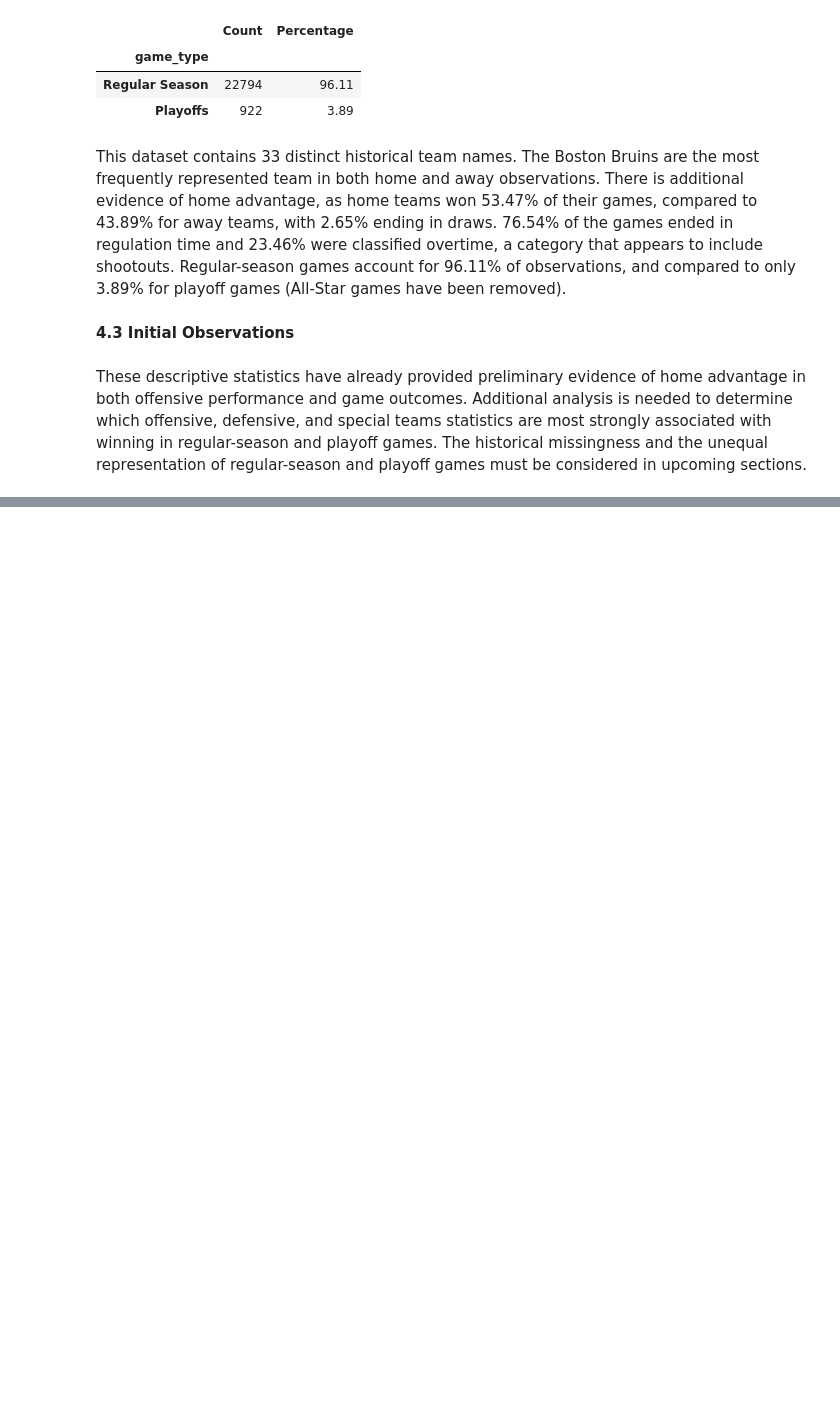
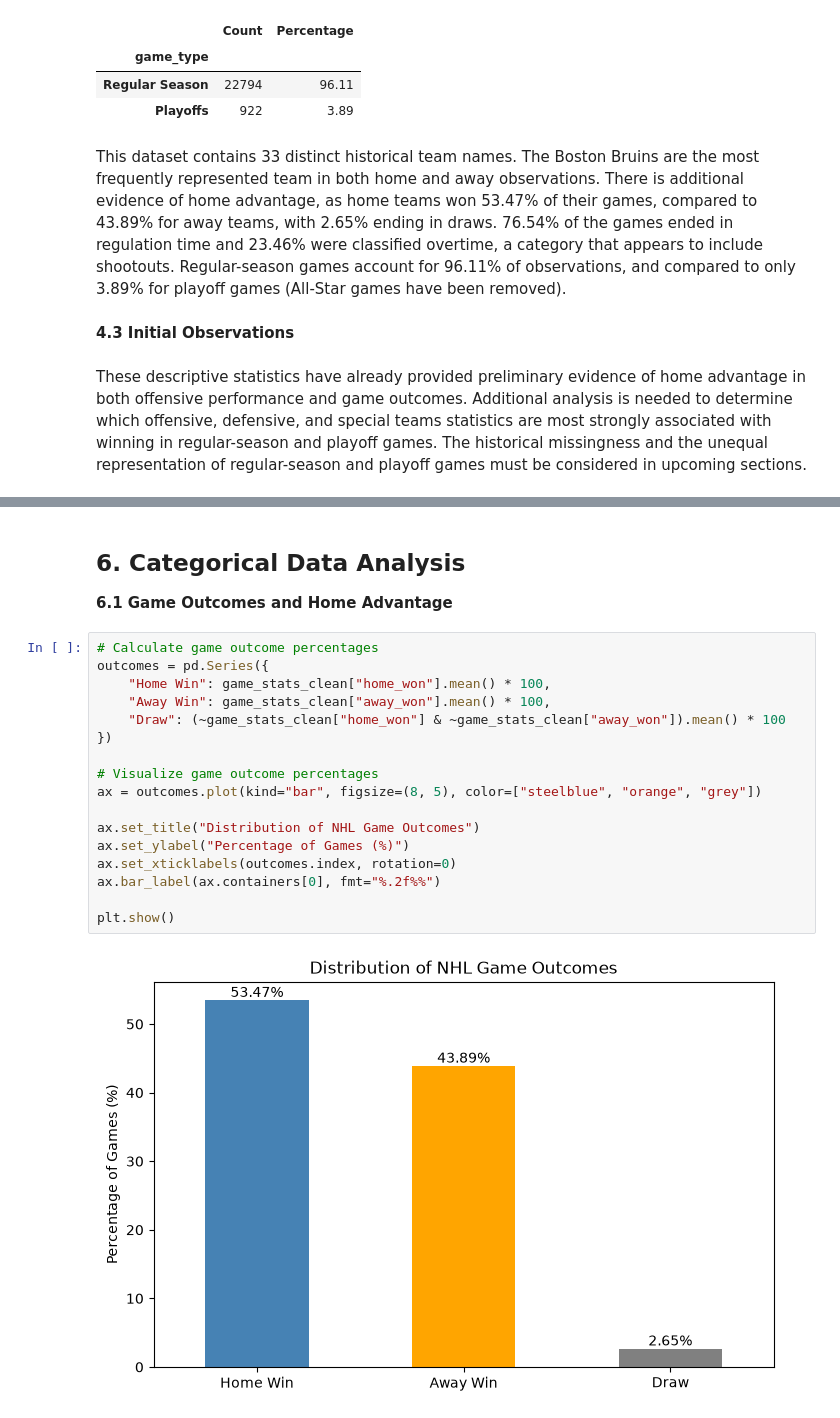
Before and after one commit to jbenigeriBU/DX602-Final-Project, a Jupyter notebook: DX602_Final_Project.ipynb, the cells around one changed output, grey strips where cells are left out. Saved outputs shown, nothing was run; the diff lists cells and outputs as text; blank space fills up the shorter version.

```diff
--- a/DX602_Final_Project.ipynb
+++ b/DX602_Final_Project.ipynb
@@ -856,0 +977,23 @@ These descriptive statistics have already provided preliminary evidence of home
+# %% [markdown]
+## 6. Categorical Data Analysis
+
+**6.1 Game Outcomes and Home Advantage**
+# %%
+# Calculate game outcome percentages
+outcomes = pd.Series({
+    "Home Win": game_stats_clean["home_won"].mean() * 100,
+    "Away Win": game_stats_clean["away_won"].mean() * 100,
+    "Draw": (~game_stats_clean["home_won"] & ~game_stats_clean["away_won"]).mean() * 100
+})
+
+# Visualize game outcome percentages
+ax = outcomes.plot(kind="bar", figsize=(8, 5), color=["steelblue", "orange", "grey"])
+
+ax.set_title("Distribution of NHL Game Outcomes")
+ax.set_ylabel("Percentage of Games (%)")
+ax.set_xticklabels(outcomes.index, rotation=0)
+ax.bar_label(ax.containers[0], fmt="%.2f%%")
+
+plt.show()
+# %% [output]
+[figure, added]
```
Also changed, not shown: parts of 17 cells of this notebook.
